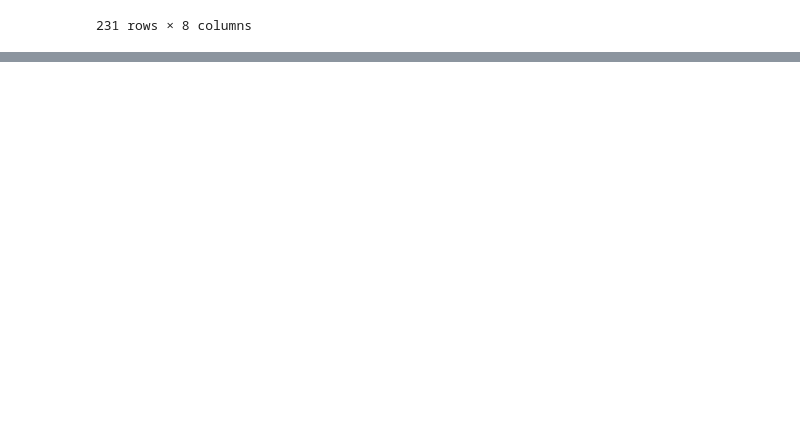
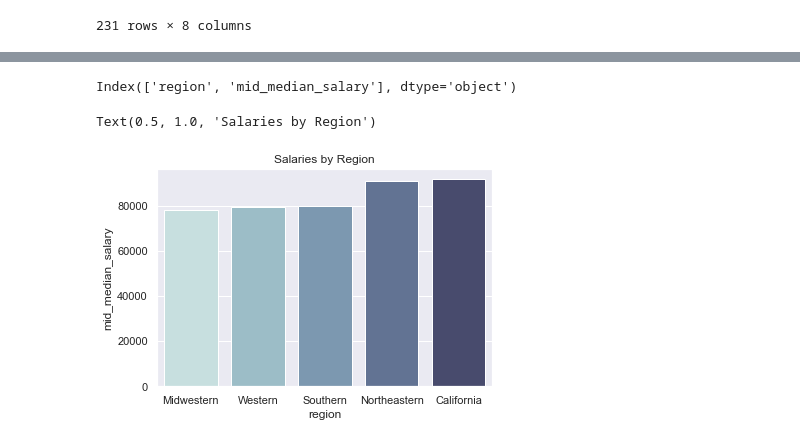
Before and after one commit to jackr276/Final-Project-CMP-262, a Jupyter notebook: Final Project.ipynb, the cells around one changed output, grey strips where cells are left out. Saved outputs shown, nothing was run; the diff lists cells and outputs as text; code cells hidden in the pictures; blank space fills up the shorter version.

```diff
--- a/Final Project.ipynb
+++ b/Final Project.ipynb
@@ -440,0 +495,12 @@ degrees_that_pay_df
+# %%
+salaries_by_region_df['mid_median_salary'] = pd.to_numeric(salaries_by_region_df['mid_median_salary'])
+salaries_by_region_grouped = salaries_by_region_df.groupby('region').agg({'mid_median_salary':'mean'}).reset_index()
+salaries_by_region_grouped.columns
+# %% [output]
+Index(['region', 'mid_median_salary'], dtype='object')
+# %%
+sns.color_palette("ch:start=.2,rot=-.3", as_cmap=True)
+sns.barplot(data = salaries_by_region_grouped.sort_values(by = 'mid_median_salary'), x='region', y='mid_median_salary', palette=sns.color_palette("ch:start=.2,rot=-.3")).set_title("Salaries by Region")
+# %% [output]
+Text(0.5, 1.0, 'Salaries by Region')
+[figure, added]
```
Also changed, not shown: parts of 9 cells of this notebook.
